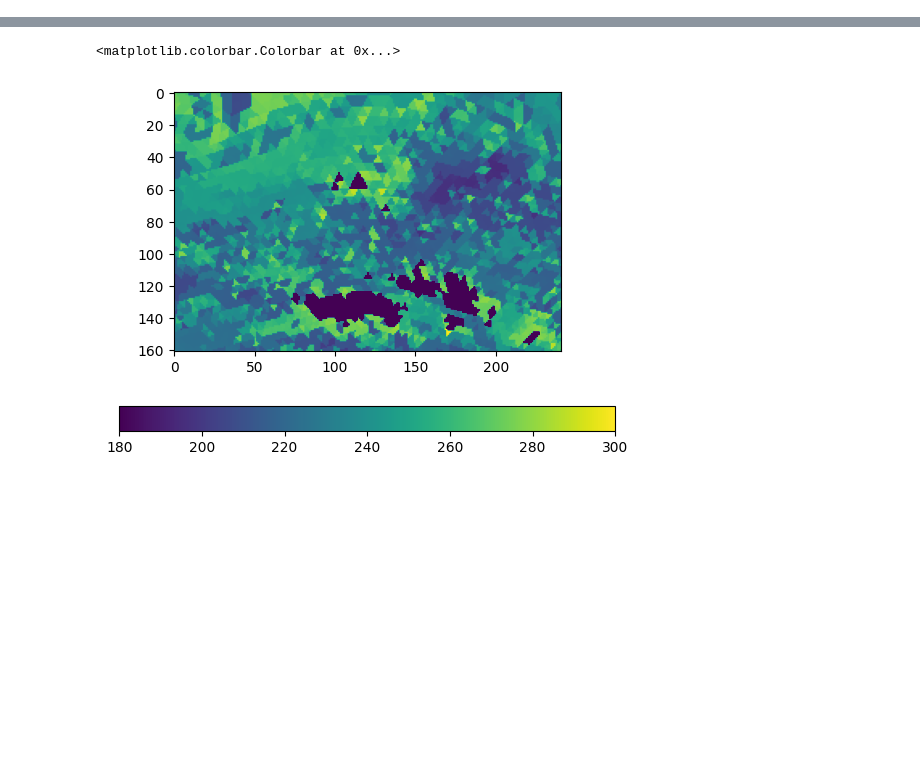
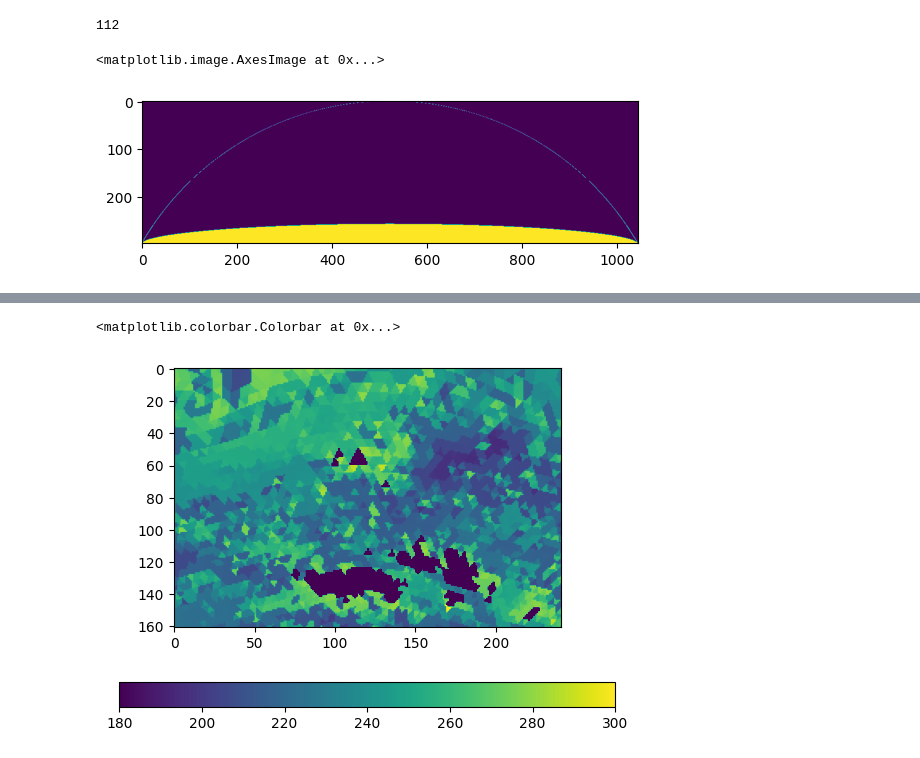
Before and after one commit to DragomirNikolov/MSGI, a Jupyter notebook: development/test_projections.ipynb, the cells around one changed output, grey strips where cells are left out. Drawn from its saved outputs; the diff is of its cells as text; code cells hidden in the pictures; blank space fills up the shorter version.

```diff
--- a/development/test_projections.ipynb
+++ b/development/test_projections.ipynb
@@ -4,3 +5,19 @@ import matplotlib.pyplot as plt
+# %%
+agg_np =xr.open_dataset("/wolke_scratch/dnikolo/Glaciation_time_estimator/grids/agg_pixel_area_np.nc", decode_times=False)
+non_agg_np =xr.open_dataset("/wolke_scratch/dnikolo/CLAAS_Data/np/CM_SAF_CLAAS3_L2_AUX.nc", decode_times=False)
+# %%
+lats = agg_np.lat.isel(georef_offset_corrected=0).values
+pix_area = agg_np.pixel_area.isel(georef_offset_corrected=0).values
+pix_area_non_agg = non_agg_np.pixel_area.isel(georef_offset_corrected=0).values
+# %%
+np.count_nonzero(pix_area[(lats>0)& (lats<20)]==0)
+# %% [output]
+112
+# %%
+plt.imshow((lats>0)& (lats<30))
+# %% [output]
+<matplotlib.image.AxesImage at 0x...>
+[figure, added]
 # %%
 conic = xr.open_dataset("/wolke_scratch/dnikolo/ICON_Data/aux_tools/out_conic.nc")
 curvilinear = xr.open_dataset("/wolke_scratch/dnikolo/ICON_Data/aux_tools/out_curvilinear.nc")
```
Also changed, not shown: parts of 15 cells of this notebook, 27 other files.
